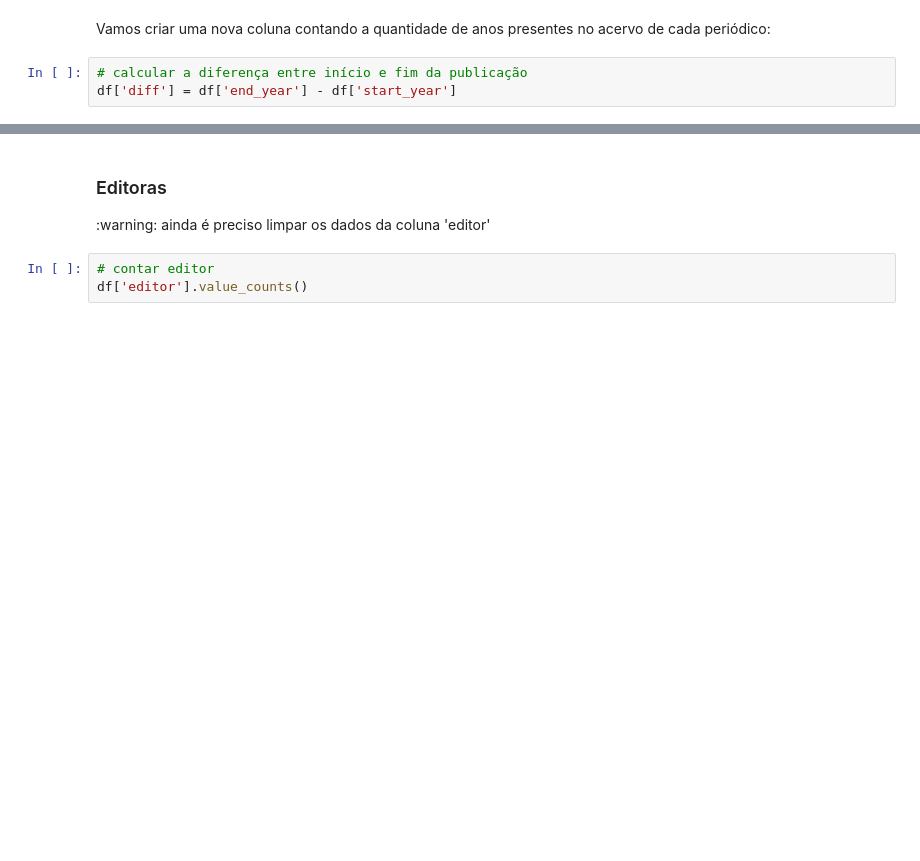
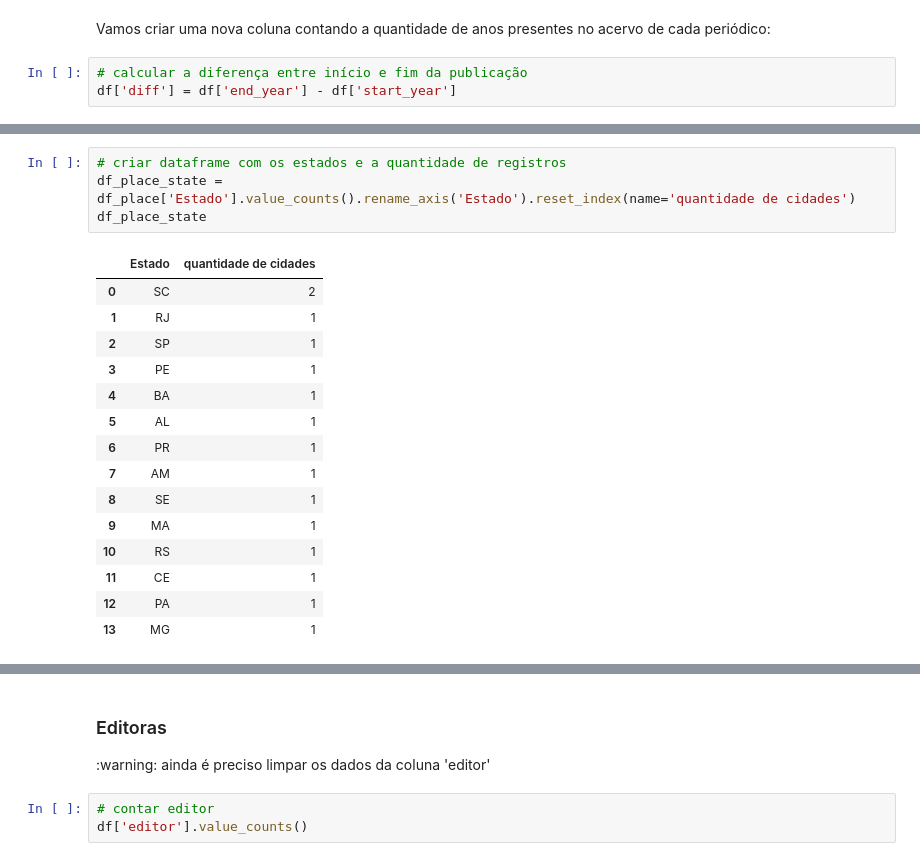
Before and after one commit to ericbrasiln/hemdig-framework, a Jupyter notebook: repositorios/BND-BR/complete_data.ipynb, the cells around one changed output, grey strips where cells are left out. Cells and saved outputs as stored; diff of their text form; blank space fills up the shorter version.

```diff
--- a/repositorios/BND-BR/complete_data.ipynb
+++ b/repositorios/BND-BR/complete_data.ipynb
@@ -477,0 +700,20 @@ df['place'].value_counts()
+# %%
+# criar dataframe com os estados e a quantidade de registros
+df_place_state = df_place['Estado'].value_counts().rename_axis('Estado').reset_index(name='quantidade de cidades')
+df_place_state
+# %% [output]
+|  | Estado | quantidade de cidades |
+| 0 | SC | 2 |
+| 1 | RJ | 1 |
+| 2 | SP | 1 |
+| 3 | PE | 1 |
+| 4 | BA | 1 |
+| 5 | AL | 1 |
+| 6 | PR | 1 |
+| 7 | AM | 1 |
+| 8 | SE | 1 |
+| 9 | MA | 1 |
+| 10 | RS | 1 |
+| 11 | CE | 1 |
+| 12 | PA | 1 |
+| 13 | MG | 1 |
```
Also changed, not shown: parts of 45 cells of this notebook, 8 other files.
